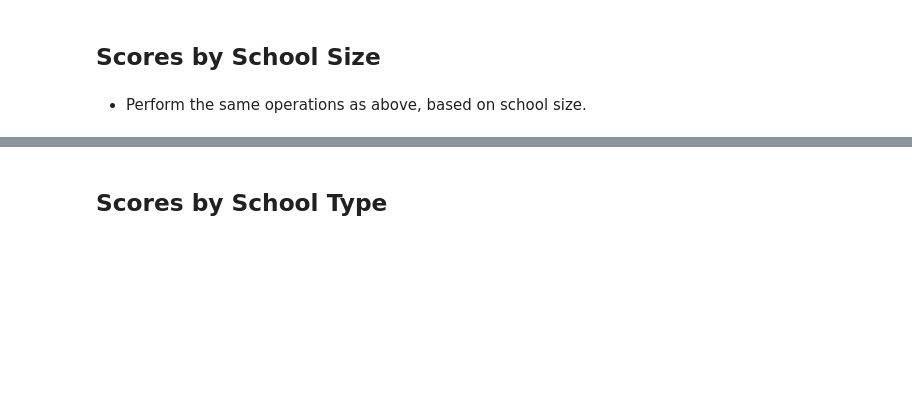
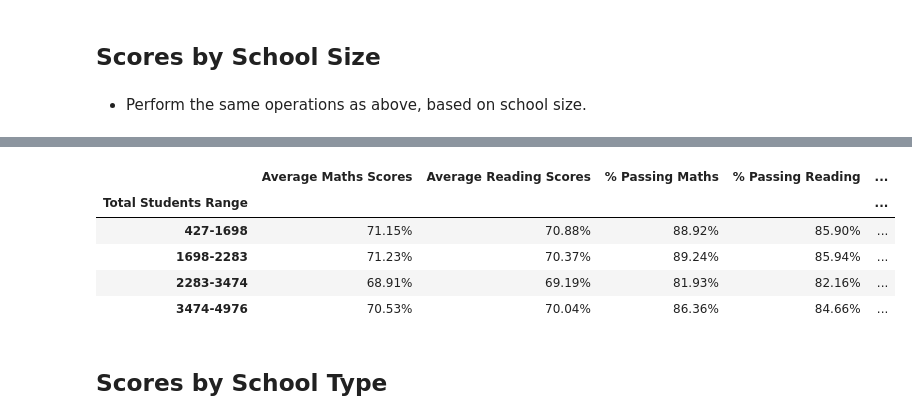
Before and after one commit to jonowood/pandas-challenge, a Jupyter notebook: PyCitySchools/PyCitySchools_starter.ipynb, the cells around one changed output, grey strips where cells are left out. Saved outputs shown, nothing was run; the diff lists cells and outputs as text; code cells hidden in the pictures; blank space fills up the shorter version.

```diff
--- a/PyCitySchools/PyCitySchools_starter.ipynb
+++ b/PyCitySchools/PyCitySchools_starter.ipynb
@@ -693,11 +720,18 @@ summary_df5_mean
 # %%
 # Clean up output
-summary_df2_final["Average Maths Scores"] = summary_df2_final["Average Maths Scores"].map("{:.2f}%".format)
-summary_df2_final["Average Reading Scores"] = summary_df2_final["Average Reading Scores"].map("{:.2f}%".format)
-summary_df2_final["% Passing Maths"] = summary_df2_final["% Passing Maths"].map("{:.2f}%".format)
-summary_df2_final["% Passing Reading"] = summary_df2_final["% Passing Reading"].map("{:.2f}%".format)
-summary_df2_final["% Passing Both Maths & Reading"] = summary_df2_final["% Passing Both Maths & Reading"].map("{:.2f}%".format)
-summary_df2_final
+summary_df5_final["Average Maths Scores"] = summary_df5_final["Average Maths Scores"].map("{:.2f}%".format)
+summary_df5_final["Average Reading Scores"] = summary_df5_final["Average Reading Scores"].map("{:.2f}%".format)
+summary_df5_final["% Passing Maths"] = summary_df5_final["% Passing Maths"].map("{:.2f}%".format)
+summary_df5_final["% Passing Reading"] = summary_df5_final["% Passing Reading"].map("{:.2f}%".format)
+summary_df5_final["% Passing Both Maths & Reading"] = summary_df5_final["% Passing Both Maths & Reading"].map("{:.2f}%".format)
+summary_df5_final
+# %% [output]
+|  | Average Maths Scores | Average Reading Scores | % Passing Maths | % Passing Reading | ... |
+| Total Students Range |  |  |  |  | ... |
+| 427-1698 | 71.15% | 70.88% | 88.92% | 85.90% | ... |
+| 1698-2283 | 71.23% | 70.37% | 89.24% | 85.94% | ... |
+| 2283-3474 | 68.91% | 69.19% | 81.93% | 82.16% | ... |
+| 3474-4976 | 70.53% | 70.04% | 86.36% | 84.66% | ... |
 # %% [markdown]
 ## Scores by School Type
 # %% [markdown]
```
Also changed, not shown: parts of 10 cells of this notebook.
